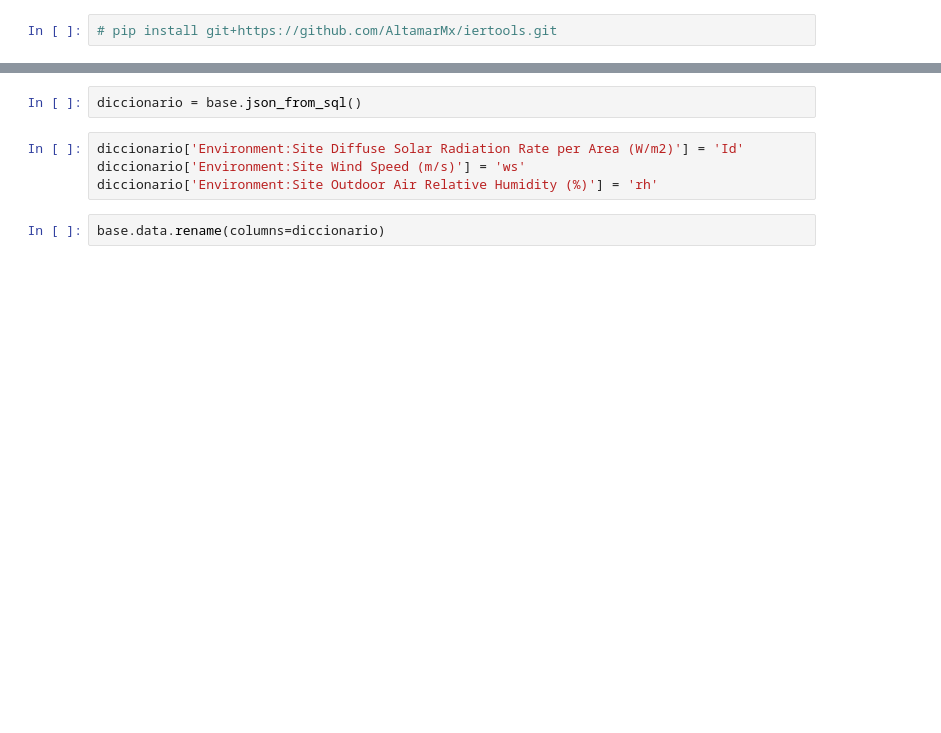
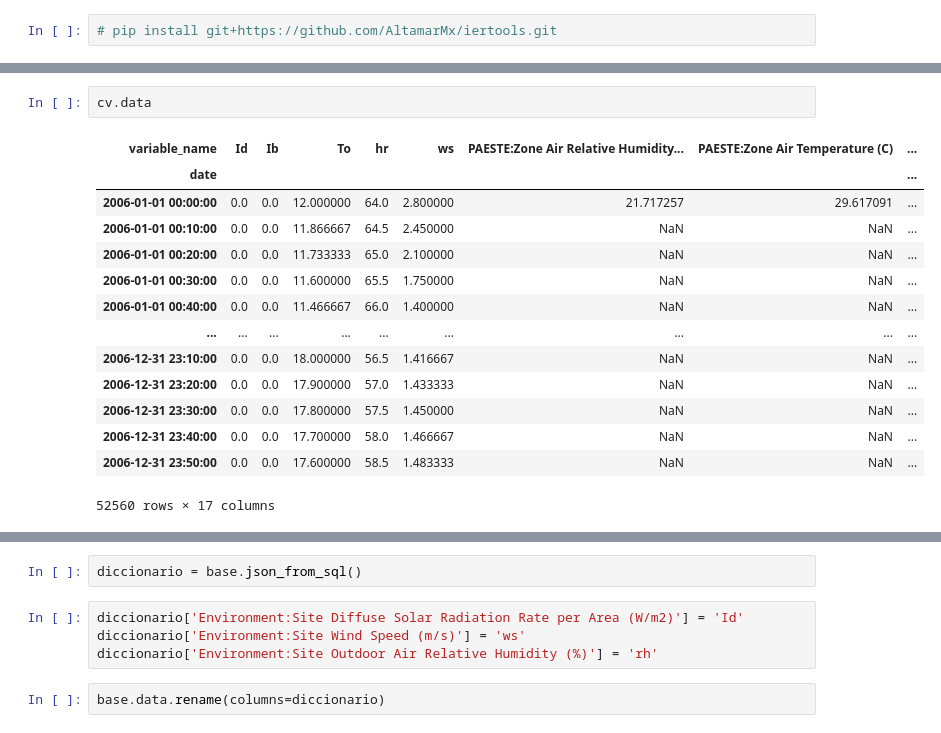
Before and after one commit to AltamarMx/iertools, a Jupyter notebook: notebooks/003_sql_ReadSql_FromEnergyPlus.ipynb, the cells around one changed output, grey strips where cells are left out. Saved outputs shown, nothing was run; the diff lists cells and outputs as text; blank space fills up the shorter version.

```diff
--- a/notebooks/003_sql_ReadSql_FromEnergyPlus.ipynb
+++ b/notebooks/003_sql_ReadSql_FromEnergyPlus.ipynb
@@ -8,0 +262,17 @@ base = read_sql("../data/cventanas.sql",read='all')
+# %%
+cv.data
+# %% [output]
+| variable_name | Id | Ib | To | hr | ws | PAESTE:Zone Air Relative Humidity... | PAESTE:Zone Air Temperature (C) | ... |
+| date |  |  |  |  |  |  |  | ... |
+| 2006-01-01 00:00:00 | 0.0 | 0.0 | 12.000000 | 64.0 | 2.800000 | 21.717257 | 29.617091 | ... |
+| 2006-01-01 00:10:00 | 0.0 | 0.0 | 11.866667 | 64.5 | 2.450000 | NaN | NaN | ... |
+| 2006-01-01 00:20:00 | 0.0 | 0.0 | 11.733333 | 65.0 | 2.100000 | NaN | NaN | ... |
+| 2006-01-01 00:30:00 | 0.0 | 0.0 | 11.600000 | 65.5 | 1.750000 | NaN | NaN | ... |
+| 2006-01-01 00:40:00 | 0.0 | 0.0 | 11.466667 | 66.0 | 1.400000 | NaN | NaN | ... |
+| ... | ... | ... | ... | ... | ... | ... | ... | ... |
+| 2006-12-31 23:10:00 | 0.0 | 0.0 | 18.000000 | 56.5 | 1.416667 | NaN | NaN | ... |
+| 2006-12-31 23:20:00 | 0.0 | 0.0 | 17.900000 | 57.0 | 1.433333 | NaN | NaN | ... |
+| 2006-12-31 23:30:00 | 0.0 | 0.0 | 17.800000 | 57.5 | 1.450000 | NaN | NaN | ... |
+| 2006-12-31 23:40:00 | 0.0 | 0.0 | 17.700000 | 58.0 | 1.466667 | NaN | NaN | ... |
+| 2006-12-31 23:50:00 | 0.0 | 0.0 | 17.600000 | 58.5 | 1.483333 | NaN | NaN | ... |
+52560 rows × 17 columns
```
Also changed, not shown: parts of 10 cells of this notebook, 3 other files.
